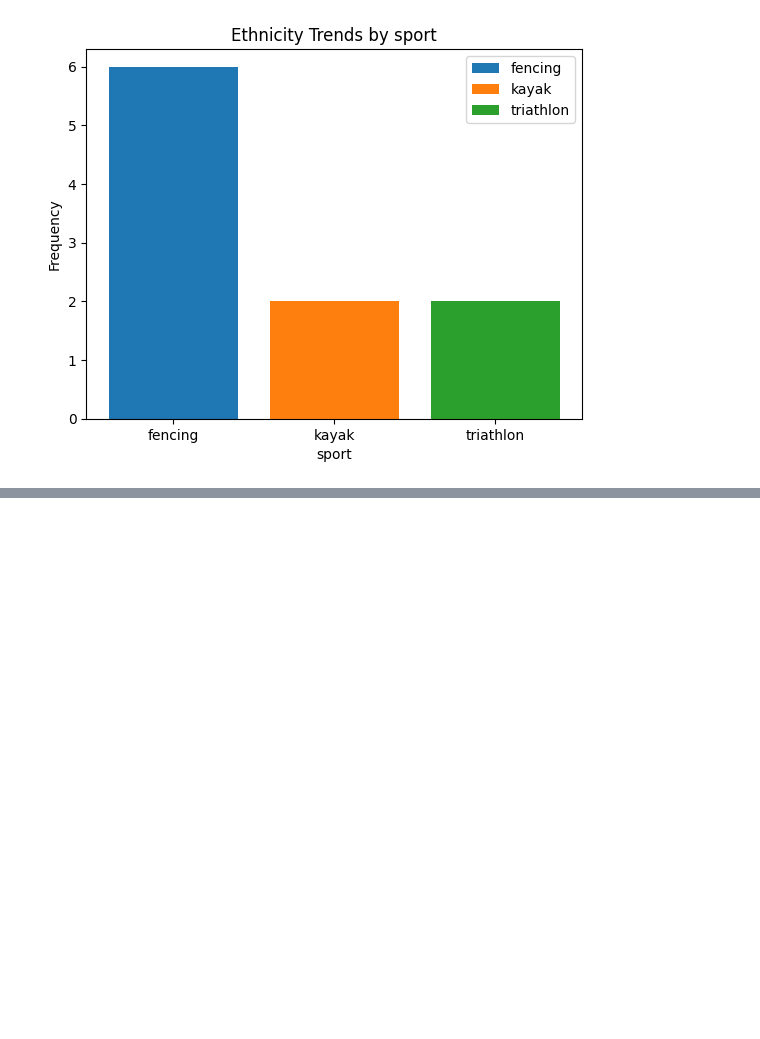
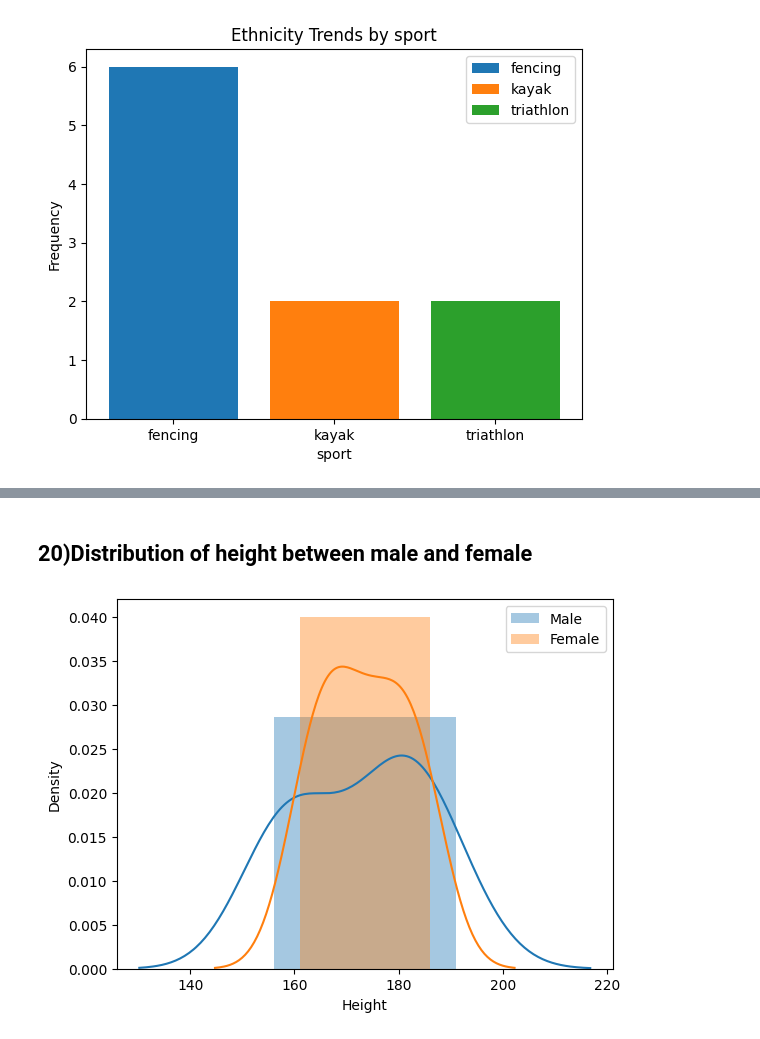
Before and after one commit to santhihubgit/Team08_PythoNinjas_PythonHackathon_Aug2024, a Jupyter notebook: Team8_PythoNinjas_AddnlQuestions.ipynb, the cells around one changed output, grey strips where cells are left out. Cells and saved outputs as stored; diff of their text form; code cells hidden in the pictures; blank space fills up the shorter version.

```diff
--- a/Team8_PythoNinjas_AddnlQuestions.ipynb
+++ b/Team8_PythoNinjas_AddnlQuestions.ipynb
@@ -475,0 +518,16 @@ plt.show()
+# %% [markdown]
+## 20)Distribution of height between male and female
+# %%
+#filtering Male athletes:
+Male_Athletes=Athletes[Athletes['Gender']=='Male']
+
+#filtering Female athletes:
+Female_Athletes=Athletes[Athletes['Gender']=='Female']
+
+#distribution of plot:
+sns.distplot(Male_Athletes['Height'],label='Male')
+sns.distplot(Female_Athletes['Height'],label='Female')
+plt.legend()
+plt.show()
+# %% [output]
+[figure, added]
```
Also changed, not shown: parts of 2 cells of this notebook.
